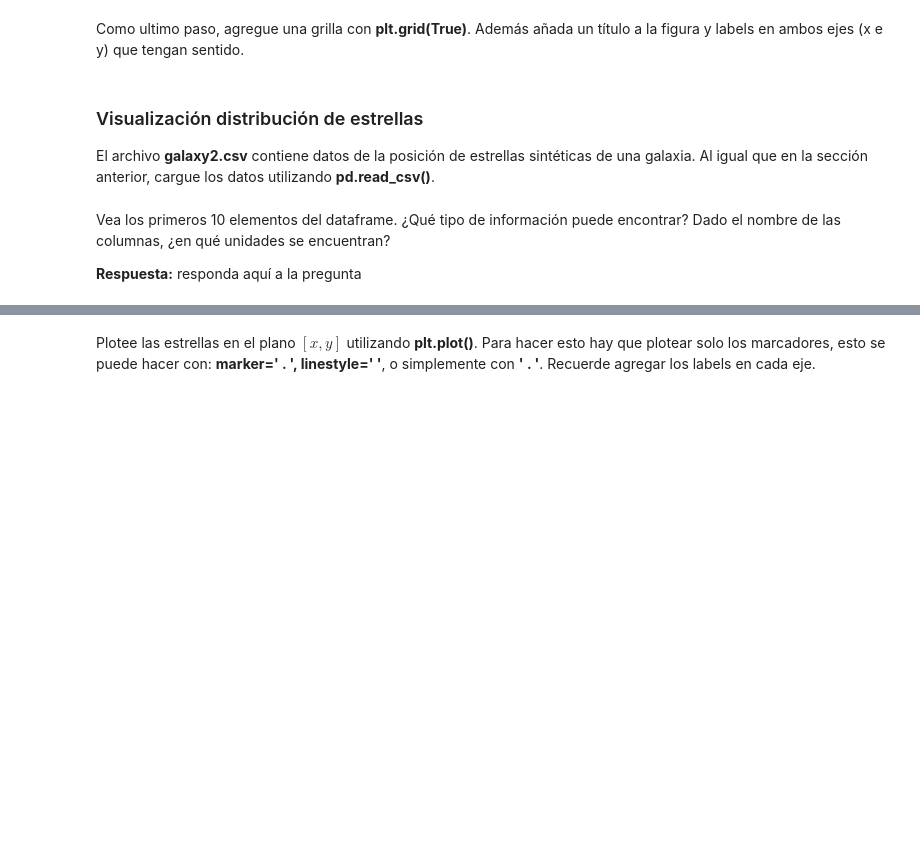
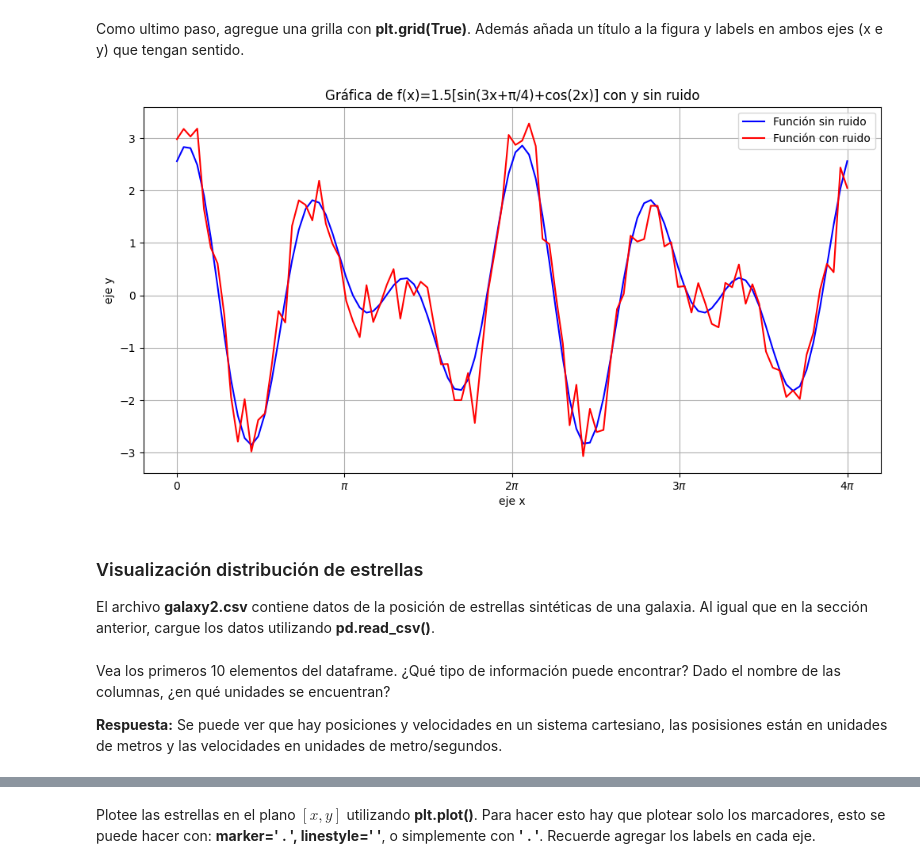
Before and after one commit to Xavier204/Tarea-1, a Jupyter notebook: Tarea_1.ipynb, the cells around one changed output, grey strips where cells are left out. Cells and saved outputs as stored; diff of their text form; code cells hidden in the pictures; blank space fills up the shorter version.

```diff
--- a/Tarea_1.ipynb
+++ b/Tarea_1.ipynb
@@ -352,5 +398,31 @@ xticks_labels = [r'$\pi$', r'$2\pi$', r'$3\pi$', r'$4\pi$']
 # %% [markdown]
 Como ultimo paso, agregue una grilla con **plt.grid(True)**. Además añada un título a la figura y labels en ambos ejes (x e y) que tengan sentido.
+# %%
+np.random.seed(19680801) # por ahora ignorar esto
+ruido = 0.4*np.random.randn(len(x_values))
+
+plt.figure(figsize=(12, 6))
+# Línea para plotear función sin ruido
+y = f(x_values)
+plt.plot(x_values,y, color="blue", label="Función sin ruido")
+
+# Línea para plotear función con ruido
+y_con_ruido = y + ruido
+plt.plot(x_values,y_con_ruido, color="red",label="Función con ruido")
+
+xticks_posicion = [0, np.pi, 2*np.pi, 3*np.pi, 4*np.pi]
+xticks_labels = [r'$0$',r'$\pi$', r'$2\pi$', r'$3\pi$', r'$4\pi$']
+plt.xticks(xticks_posicion, xticks_labels)
+
+plt.legend()
+plt.grid(True)
+
+plt.xlabel("Eje x")
+plt.ylabel("Eje y")
+plt.title("Gráfica de f(x)=1.5[sin(3x+π/4)+cos(2x)] con y sin ruido")
+plt.show()
+# %% [output]
+[figure, added]
 # %% [markdown]
 ### Visualización distribución de estrellas
 
@@ -360,4 +434,4 @@ El archivo **galaxy2.csv** contiene datos de la posición de estrellas sintétic
 # %% [markdown]
 Vea los primeros 10 elementos del dataframe. ¿Qué tipo de información puede encontrar? Dado el nombre de las columnas, ¿en qué unidades se encuentran?
 
-**Respuesta:** responda aquí a la pregunta
+**Respuesta:** Se puede ver que hay posiciones y velocidades en un sistema cartesiano, las posisiones están en unidades de metros y las velocidades en unidades de metro/segundos.
```
Also changed, not shown: parts of 13 cells of this notebook.
